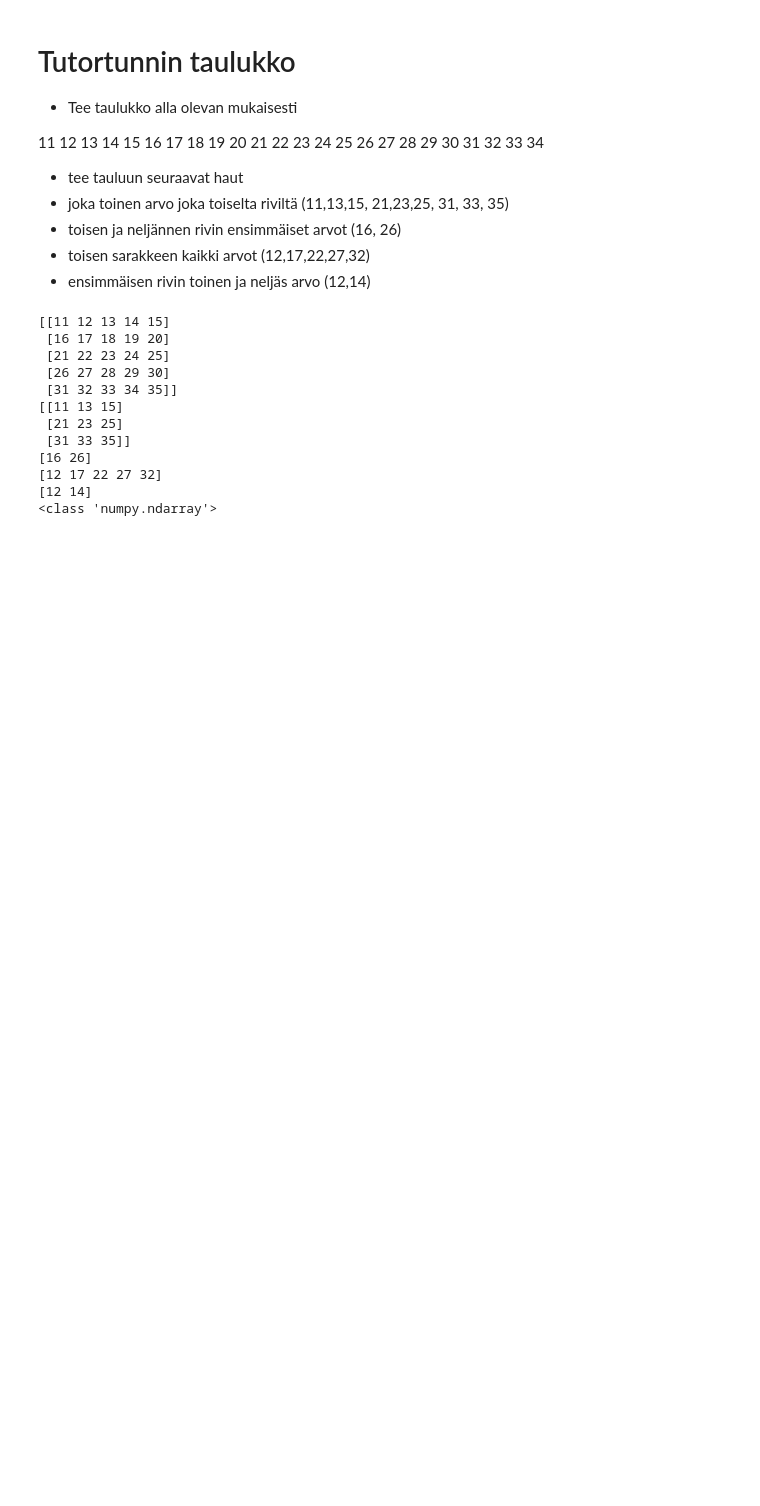
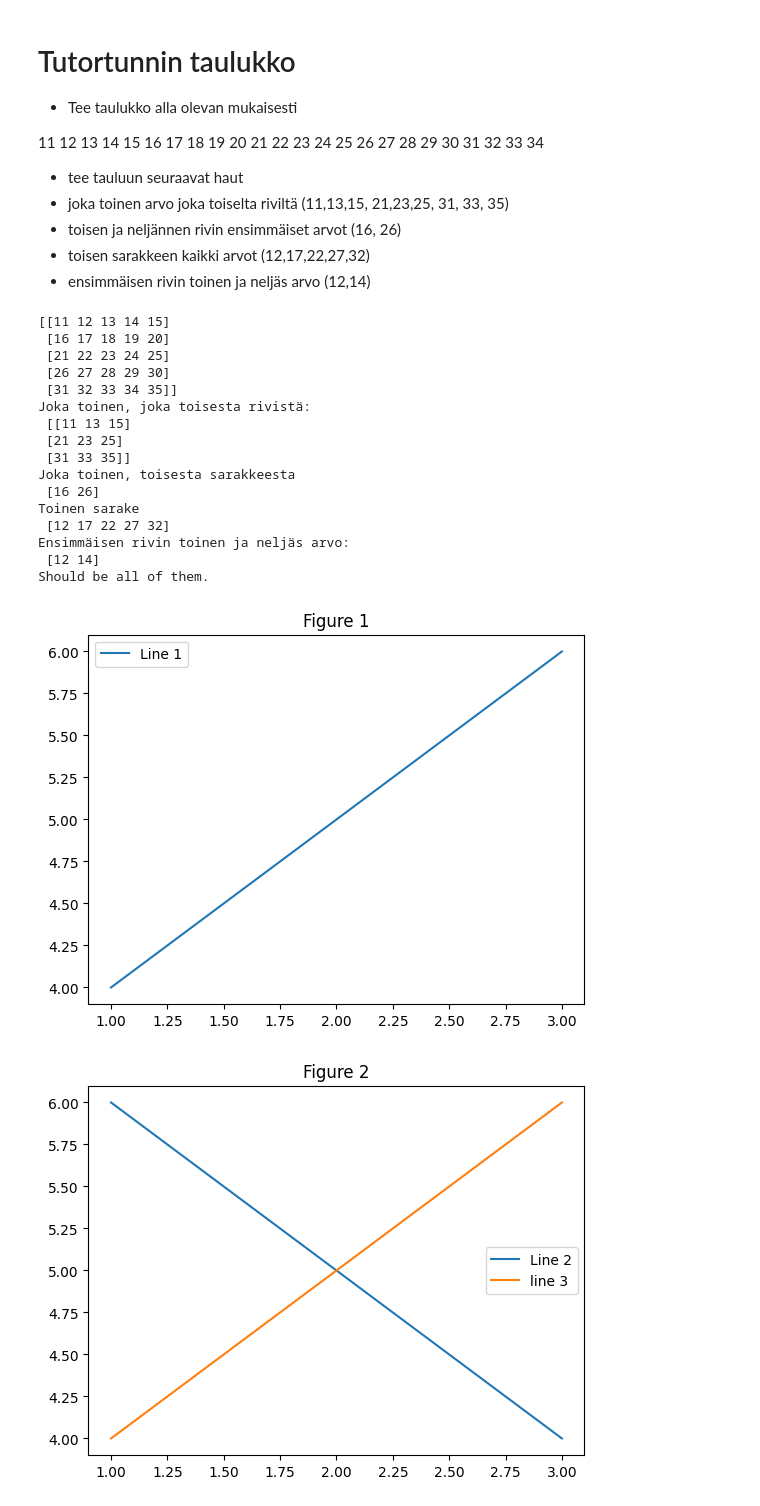
Before and after one commit to artopeur/koneoppiminen, a Jupyter notebook: Taulukko.ipynb, the cells around one changed output. Saved outputs shown, nothing was run; the diff lists cells and outputs as text; code cells hidden in the pictures; blank space fills up the shorter version.

```diff
--- a/Taulukko.ipynb
+++ b/Taulukko.ipynb
@@ -25,31 +25,69 @@ print(a)
 
 
 #Slice valitaan joka toinen joka toiselta riviltä
-print(a[::2,::2])
+
+print("Joka toinen, joka toisesta rivistä: \n", a[::2,::2])
 b = a[::2,::2]
 
 #Joka toinen toisesta sarakkeesta
-print(a[1::2,0])
+print("Joka toinen, toisesta sarakkeesta\n", a[1::2,0])
 c = a[1::2,0]
 #toinen sarake
-print(a[:,1])
+print("Toinen sarake\n",a[:,1])
 d = a[:,1]
 
 # ensimmäisen rivin toinen ja neljäs arvo
-print(a[0,1::2])
+print("Ensimmäisen rivin toinen ja neljäs arvo: \n", a[0,1::2])
 e = a[0,1::2]
 
-print
+print("Should be all of them.")
 # %% [output]
 [[11 12 13 14 15]
  [16 17 18 19 20]
  [21 22 23 24 25]
  [26 27 28 29 30]
  [31 32 33 34 35]]
-[[11 13 15]
+Joka toinen, joka toisesta rivistä:
+ [[11 13 15]
  [21 23 25]
  [31 33 35]]
-[16 26]
-[12 17 22 27 32]
-[12 14]
-<class 'numpy.ndarray'>
+Joka toinen, toisesta sarakkeesta
+ [16 26]
+Toinen sarake
+ [12 17 22 27 32]
+Ensimmäisen rivin toinen ja neljäs arvo:
+ [12 14]
+Should be all of them.
+# %%
+#Plotting differences
+
+import matplotlib.pyplot as plt
+# Create the first figure
+plt.figure(num=1)
+plt.plot([1, 2, 3], [4, 5, 6], label='Line 1')
+plt.title('Figure 1')
+plt.legend()
+
+# Create a second figure
+plt.figure(num=2)
+plt.plot([1, 2, 3], [6, 5, 4], label='Line 2')
+plt.plot([3,2,1], [6,5,4], label = "line 3")
+plt.title('Figure 2')
+plt.legend()
+
+# Display both figures
+plt.show()
+
+
+fig = plt.figure()
+ax = fig.add_subplot(111)  # Adds one set of axes to the figure
+fig2 = plt.figure()
+bx = fig2.add_subplot(111)  # adds second subplot
+# Now, you can plot on the specific axes
+
+bx.plot([1, 2, 3], [8, 4, 5])
+bx.plot([1,2,3,4], [4, 1, 5, 6])
+plt.show()
+# %% [output]
+[figure, added]
+[figure, added]
```
Also changed, not shown: parts of 1 cell of this notebook, 1 other file.
